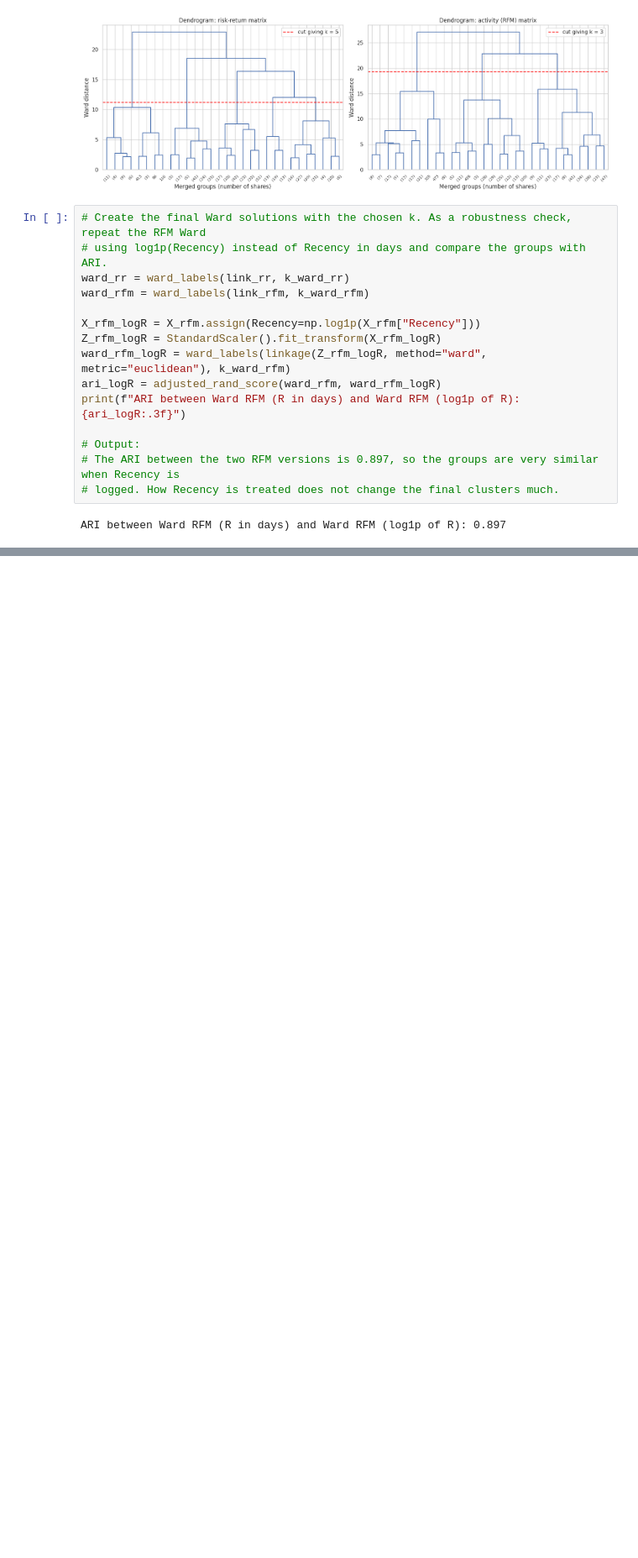
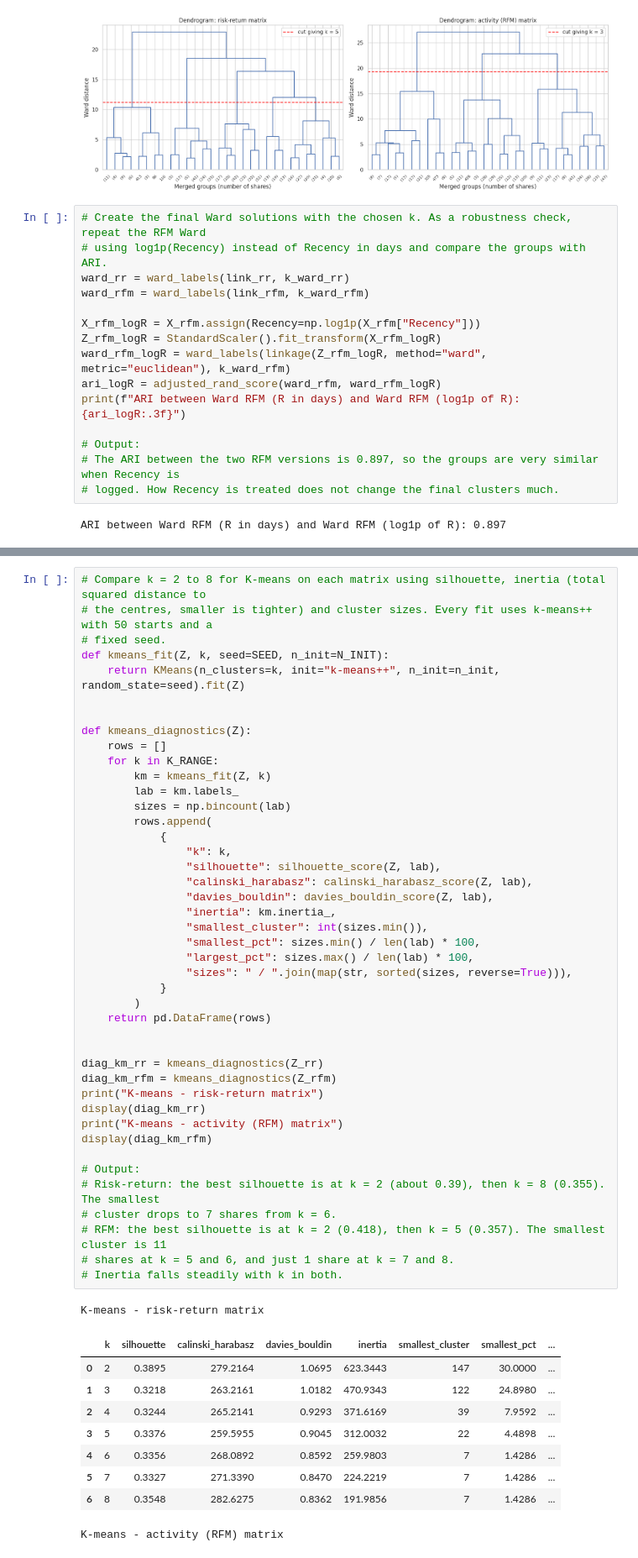
Before and after one commit to Dewdahara/CRMCM_CW1_w2054873, a Jupyter notebook: CRMCM_CW1_w2054873.ipynb, the cells around one changed output, grey strips where cells are left out. Shown at 84% size. Saved outputs shown, nothing was run; the diff lists cells and outputs as text; blank space fills up the shorter version.

```diff
--- a/CRMCM_CW1_w2054873.ipynb
+++ b/CRMCM_CW1_w2054873.ipynb
@@ -2326,0 +2329,54 @@ ARI between Ward RFM (R in days) and Ward RFM (log1p of R): 0.897
+# %%
+# Compare k = 2 to 8 for K-means on each matrix using silhouette, inertia (total squared distance to
+# the centres, smaller is tighter) and cluster sizes. Every fit uses k-means++ with 50 starts and a
+# fixed seed.
+def kmeans_fit(Z, k, seed=SEED, n_init=N_INIT):
+    return KMeans(n_clusters=k, init="k-means++", n_init=n_init, random_state=seed).fit(Z)
+
+
+def kmeans_diagnostics(Z):
+    rows = []
+    for k in K_RANGE:
+        km = kmeans_fit(Z, k)
+        lab = km.labels_
+        sizes = np.bincount(lab)
+        rows.append(
+            {
+                "k": k,
+                "silhouette": silhouette_score(Z, lab),
+                "calinski_harabasz": calinski_harabasz_score(Z, lab),
+                "davies_bouldin": davies_bouldin_score(Z, lab),
+                "inertia": km.inertia_,
+                "smallest_cluster": int(sizes.min()),
+                "smallest_pct": sizes.min() / len(lab) * 100,
+                "largest_pct": sizes.max() / len(lab) * 100,
+                "sizes": " / ".join(map(str, sorted(sizes, reverse=True))),
+            }
+        )
+    return pd.DataFrame(rows)
+
+
+diag_km_rr = kmeans_diagnostics(Z_rr)
+diag_km_rfm = kmeans_diagnostics(Z_rfm)
+print("K-means - risk-return matrix")
+display(diag_km_rr)
+print("K-means - activity (RFM) matrix")
+display(diag_km_rfm)
+
+# Output:
+# Risk-return: the best silhouette is at k = 2 (about 0.39), then k = 8 (0.355). The smallest
+# cluster drops to 7 shares from k = 6.
+# RFM: the best silhouette is at k = 2 (0.418), then k = 5 (0.357). The smallest cluster is 11
+# shares at k = 5 and 6, and just 1 share at k = 7 and 8.
+# Inertia falls steadily with k in both.
+# %% [output]
+K-means - risk-return matrix
+|  | k | silhouette | calinski_harabasz | davies_bouldin | inertia | smallest_cluster | smallest_pct | ... |
+| 0 | 2 | 0.3895 | 279.2164 | 1.0695 | 623.3443 | 147 | 30.0000 | ... |
+| 1 | 3 | 0.3218 | 263.2161 | 1.0182 | 470.9343 | 122 | 24.8980 | ... |
+| 2 | 4 | 0.3244 | 265.2141 | 0.9293 | 371.6169 | 39 | 7.9592 | ... |
+| 3 | 5 | 0.3376 | 259.5955 | 0.9045 | 312.0032 | 22 | 4.4898 | ... |
+| 4 | 6 | 0.3356 | 268.0892 | 0.8592 | 259.9803 | 7 | 1.4286 | ... |
+| 5 | 7 | 0.3327 | 271.3390 | 0.8470 | 224.2219 | 7 | 1.4286 | ... |
+| 6 | 8 | 0.3548 | 282.6275 | 0.8362 | 191.9856 | 7 | 1.4286 | ... |
+K-means - activity (RFM) matrix
```
Also changed, not shown: parts of 8 cells of this notebook.
